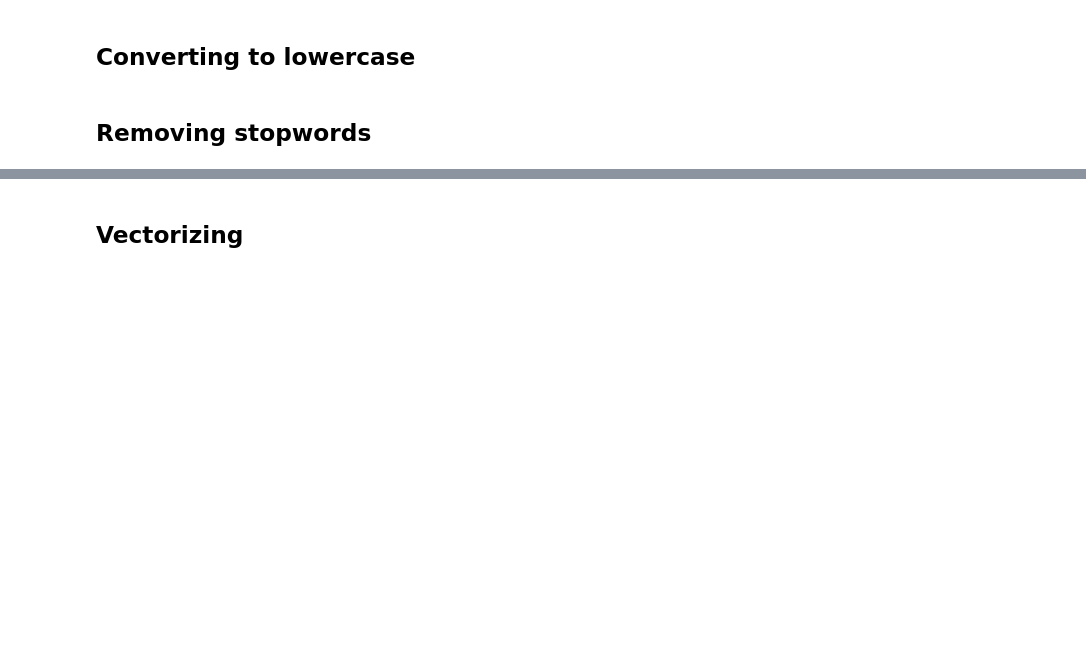
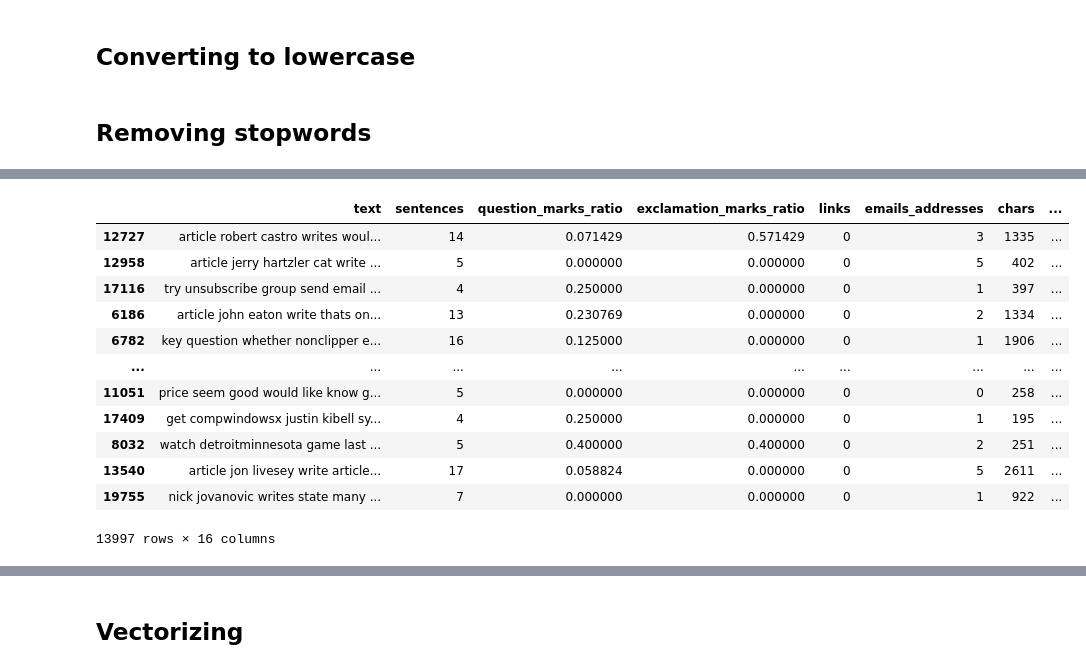
Before and after one commit to szuvarska/NLPClustering, a Jupyter notebook: preprocessing.ipynb, the cells around one changed output, grey strips where cells are left out. Saved outputs shown, nothing was run; the diff lists cells and outputs as text; code cells hidden in the pictures; blank space fills up the shorter version.

Commit message:
Add POS tagging & sentiment analysis

```diff
--- a/preprocessing.ipynb
+++ b/preprocessing.ipynb
@@ -157,26 +159,48 @@ from nltk.corpus import wordnet
 import nltk
 from nltk.stem import WordNetLemmatizer
 
-def lemmatize_text(text):
+def pos_tag_and_lemmatize(text):
     tokens = nltk.word_tokenize(text)
     pos_tags = nltk.pos_tag(tokens)
+
+    lemmas = []
+    noun_count = 0
+    adj_count = 0
+    verb_count = 0
+    adv_count = 0
+    token_count = len(tokens)
+    unique_words = len(set(tokens))
+
+    if token_count == 0:
+        return lemmas, noun_count, adj_count, verb_count, adv_count, token_count, unique_words
+
     lemmatizer = WordNetLemmatizer()
-    lemmas = []
+
     for token, pos in pos_tags:
-        # Convert the POS tags to WordNet format
         wn_pos = nltk.corpus.wordnet.NOUN
         if pos.startswith('J'):
             wn_pos = wordnet.ADJ
+            adj_count += 1
         elif pos.startswith('V'):
             wn_pos = wordnet.VERB
+            verb_count += 1
         elif pos.startswith('R'):
             wn_pos = wordnet.ADV
+            adv_count += 1
+        else:
+            noun_count += 1
 
-        # Lemmatize the token
         lemma = lemmatizer.lemmatize(token, pos=wn_pos)
         lemmas.append(lemma)
 
-    return " ".join(lemmas)
+    noun_ratio = noun_count/token_count
+    adj_ratio = adj_count/token_count
+    verb_ratio = verb_count/token_count
+    adv_ratio = adv_count/token_count
 
+    lemmas = " ".join(lemmas)
 
-df['text'] = df['text'].apply(lemmatize_text)
+    return lemmas, noun_ratio, adj_ratio, verb_ratio, adv_ratio, token_count, unique_words
+
+# Apply POS-tagging, lemmatization, and count to the DataFrame
+df[['text', 'noun_ratio', 'adj_ratio', 'verb_ratio', 'adv_ratio', 'words', 'unique_words']] = df['text'].apply(pos_tag_and_lemmatize).apply(pd.Series)
@@ -182,0 +209,2 @@ df['text'] = df['text'].apply(lemmatize_text)
+# %%
+df['lexical_div'] = df['words'] / df['unique_words']
@@ -182,0 +224,16 @@ df['text'] = df['text'].apply(lemmatize_text)
+# %%
+df
+# %% [output]
+|  | text | sentences | question_marks_ratio | exclamation_marks_ratio | links | emails_addresses | chars | ... |
+| 12727 | article robert castro writes woul... | 14 | 0.071429 | 0.571429 | 0 | 3 | 1335 | ... |
+| 12958 | article jerry hartzler cat write ... | 5 | 0.000000 | 0.000000 | 0 | 5 | 402 | ... |
+| 17116 | try unsubscribe group send email ... | 4 | 0.250000 | 0.000000 | 0 | 1 | 397 | ... |
+| 6186 | article john eaton write thats on... | 13 | 0.230769 | 0.000000 | 0 | 2 | 1334 | ... |
+| 6782 | key question whether nonclipper e... | 16 | 0.125000 | 0.000000 | 0 | 1 | 1906 | ... |
+| ... | ... | ... | ... | ... | ... | ... | ... | ... |
+| 11051 | price seem good would like know g... | 5 | 0.000000 | 0.000000 | 0 | 0 | 258 | ... |
+| 17409 | get compwindowsx justin kibell sy... | 4 | 0.250000 | 0.000000 | 0 | 1 | 195 | ... |
+| 8032 | watch detroitminnesota game last ... | 5 | 0.400000 | 0.400000 | 0 | 2 | 251 | ... |
+| 13540 | article jon livesey write article... | 17 | 0.058824 | 0.000000 | 0 | 5 | 2611 | ... |
+| 19755 | nick jovanovic writes state many ... | 7 | 0.000000 | 0.000000 | 0 | 1 | 922 | ... |
+13997 rows × 16 columns
```
Also changed, not shown: parts of 18 cells of this notebook.
